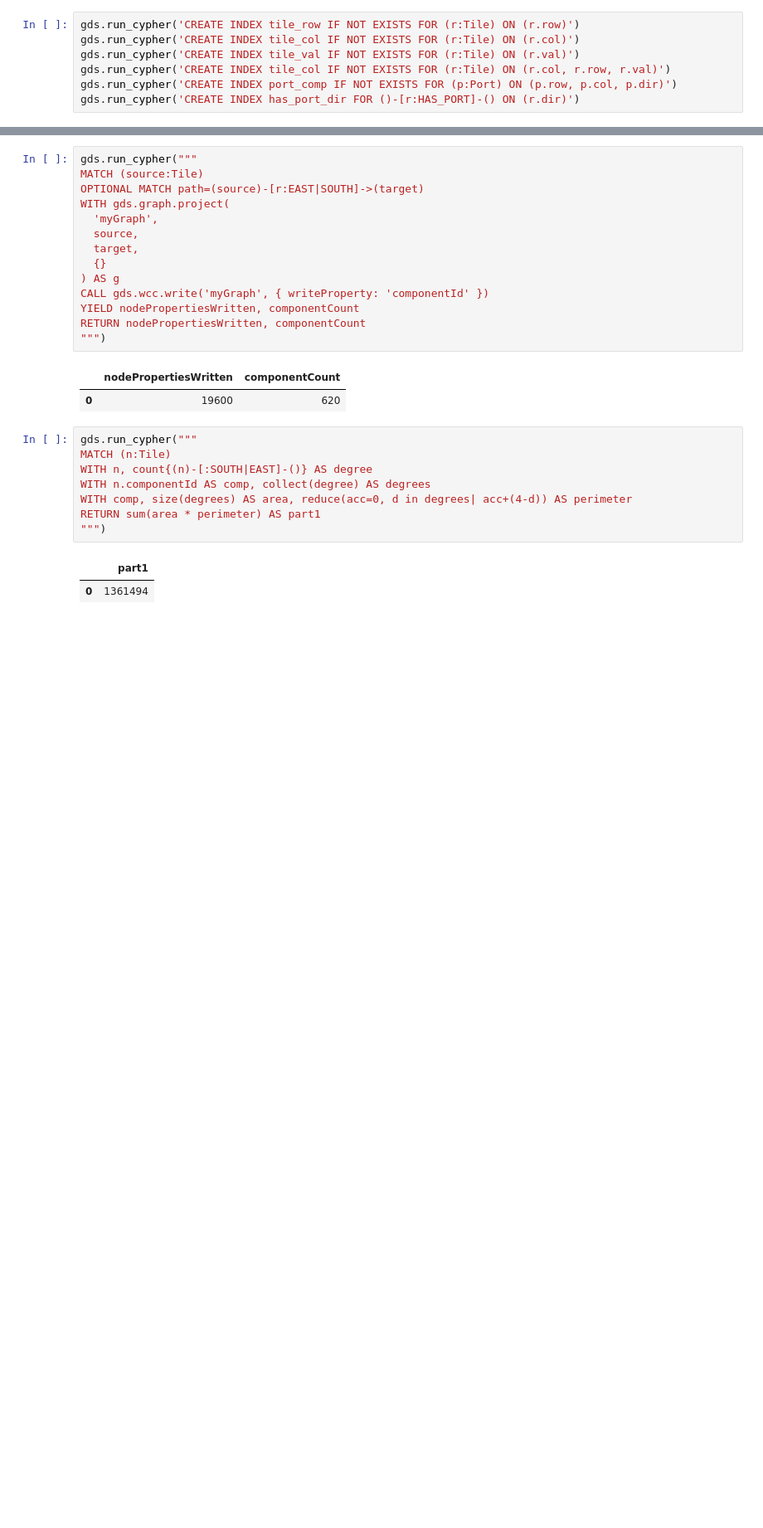
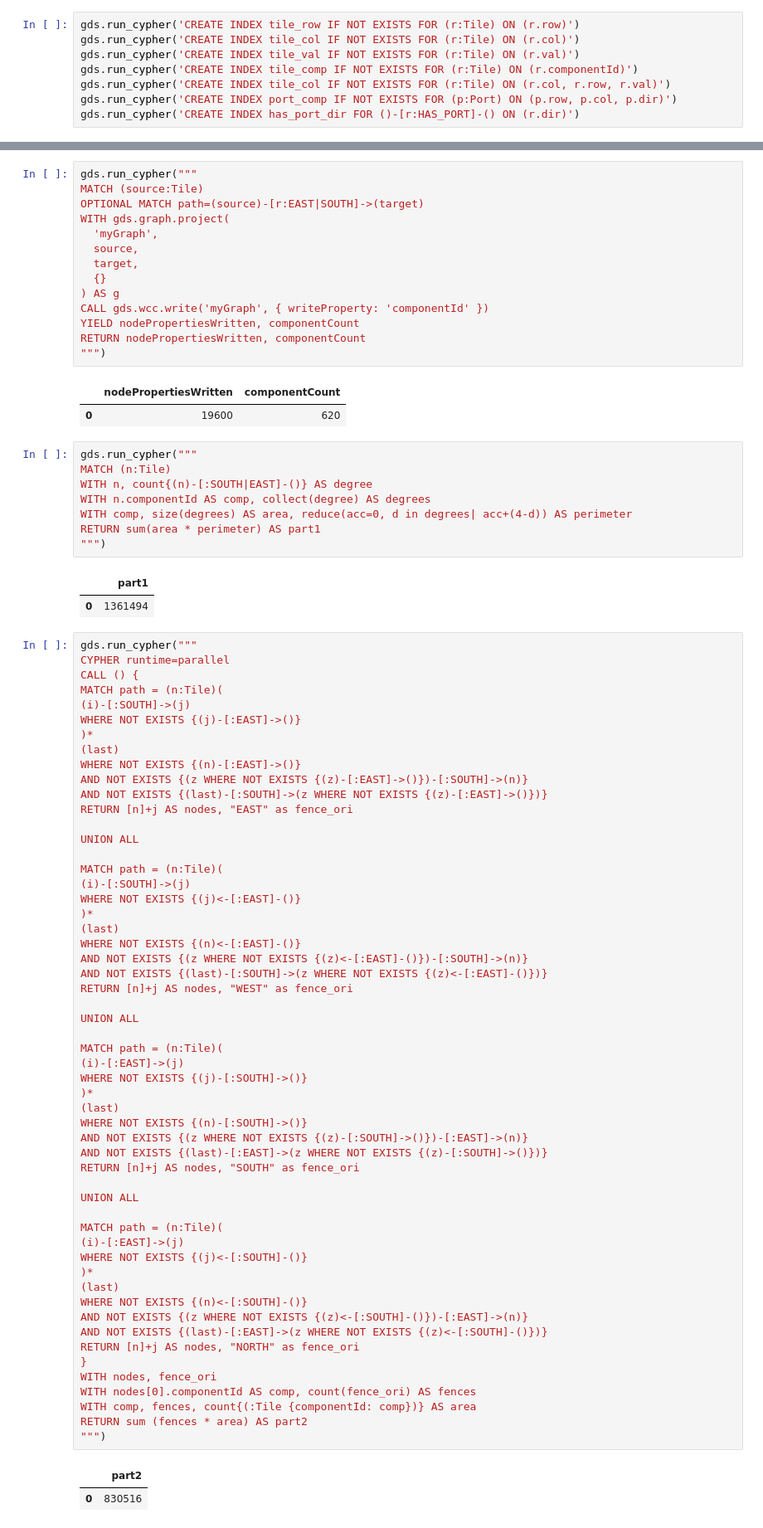
Before and after one commit to halftermeyer/AoC_2024, a Jupyter notebook: day12/code.ipynb, the cells around one changed output, grey strips where cells are left out. Shown at 83% size. Saved outputs shown, nothing was run; the diff lists cells and outputs as text; blank space fills up the shorter version.

Commit message:
part2

```diff
--- a/day12/code.ipynb
+++ b/day12/code.ipynb
@@ -76,6 +77,7 @@ tiles
 gds.run_cypher('CREATE INDEX tile_row IF NOT EXISTS FOR (r:Tile) ON (r.row)')
 gds.run_cypher('CREATE INDEX tile_col IF NOT EXISTS FOR (r:Tile) ON (r.col)')
 gds.run_cypher('CREATE INDEX tile_val IF NOT EXISTS FOR (r:Tile) ON (r.val)')
+gds.run_cypher('CREATE INDEX tile_comp IF NOT EXISTS FOR (r:Tile) ON (r.componentId)')
 gds.run_cypher('CREATE INDEX tile_col IF NOT EXISTS FOR (r:Tile) ON (r.col, r.row, r.val)')
 gds.run_cypher('CREATE INDEX port_comp IF NOT EXISTS FOR (p:Port) ON (p.row, p.col, p.dir)')
 gds.run_cypher('CREATE INDEX has_port_dir FOR ()-[r:HAS_PORT]-() ON (r.dir)')
@@ -146,3 +148,61 @@ RETURN sum(area * perimeter) AS part1
 # %% [output]
 |  | part1 |
 | 0 | 1361494 |
+# %%
+gds.run_cypher("""
+CYPHER runtime=parallel
+CALL () {
+MATCH path = (n:Tile)(
+(i)-[:SOUTH]->(j)
+WHERE NOT EXISTS {(j)-[:EAST]->()}
+)*
+(last)
+WHERE NOT EXISTS {(n)-[:EAST]->()}
+AND NOT EXISTS {(z WHERE NOT EXISTS {(z)-[:EAST]->()})-[:SOUTH]->(n)}
+AND NOT EXISTS {(last)-[:SOUTH]->(z WHERE NOT EXISTS {(z)-[:EAST]->()})}
+RETURN [n]+j AS nodes, "EAST" as fence_ori
+
+UNION ALL
+
+MATCH path = (n:Tile)(
+(i)-[:SOUTH]->(j)
+WHERE NOT EXISTS {(j)<-[:EAST]-()}
+)*
+(last)
+WHERE NOT EXISTS {(n)<-[:EAST]-()}
+AND NOT EXISTS {(z WHERE NOT EXISTS {(z)<-[:EAST]-()})-[:SOUTH]->(n)}
+AND NOT EXISTS {(last)-[:SOUTH]->(z WHERE NOT EXISTS {(z)<-[:EAST]-()})}
+RETURN [n]+j AS nodes, "WEST" as fence_ori
+
+UNION ALL
+
+MATCH path = (n:Tile)(
+(i)-[:EAST]->(j)
+WHERE NOT EXISTS {(j)-[:SOUTH]->()}
+)*
+(last)
+WHERE NOT EXISTS {(n)-[:SOUTH]->()}
+AND NOT EXISTS {(z WHERE NOT EXISTS {(z)-[:SOUTH]->()})-[:EAST]->(n)}
+AND NOT EXISTS {(last)-[:EAST]->(z WHERE NOT EXISTS {(z)-[:SOUTH]->()})}
+RETURN [n]+j AS nodes, "SOUTH" as fence_ori
+
+UNION ALL
+
+MATCH path = (n:Tile)(
+(i)-[:EAST]->(j)
+WHERE NOT EXISTS {(j)<-[:SOUTH]-()}
+)*
+(last)
+WHERE NOT EXISTS {(n)<-[:SOUTH]-()}
+AND NOT EXISTS {(z WHERE NOT EXISTS {(z)<-[:SOUTH]-()})-[:EAST]->(n)}
+AND NOT EXISTS {(last)-[:EAST]->(z WHERE NOT EXISTS {(z)<-[:SOUTH]-()})}
+RETURN [n]+j AS nodes, "NORTH" as fence_ori
+}
+WITH nodes, fence_ori
+WITH nodes[0].componentId AS comp, count(fence_ori) AS fences
+WITH comp, fences, count{(:Tile {componentId: comp})} AS area
+RETURN sum (fences * area) AS part2
+""")
+# %% [output]
+|  | part2 |
+| 0 | 830516 |
```
Also changed, not shown: parts of 1 cell of this notebook, 1 other file.
